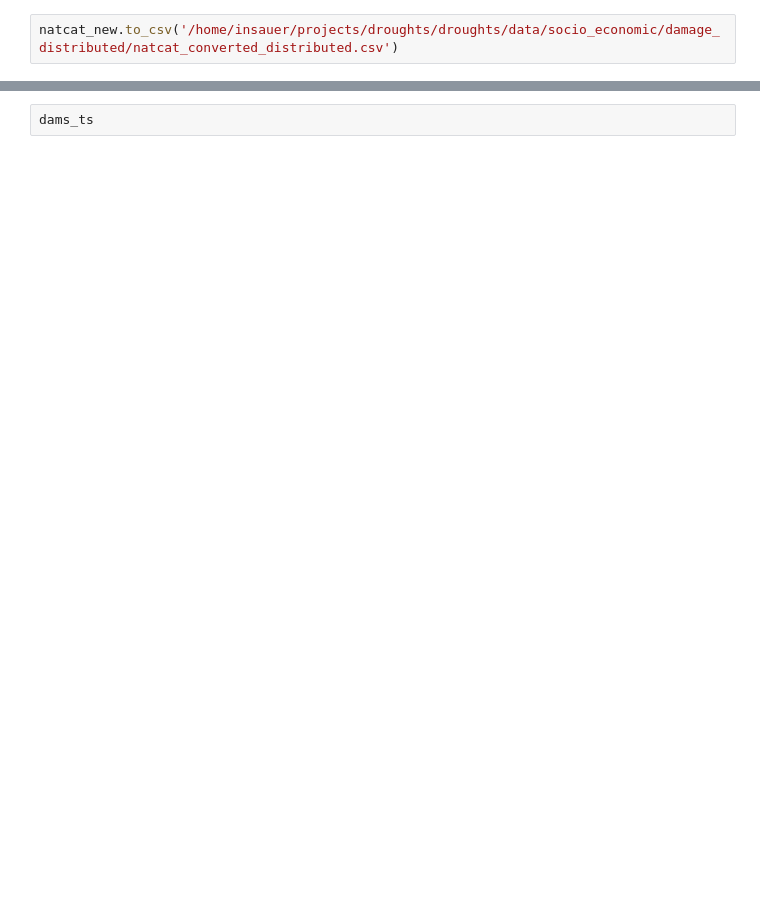
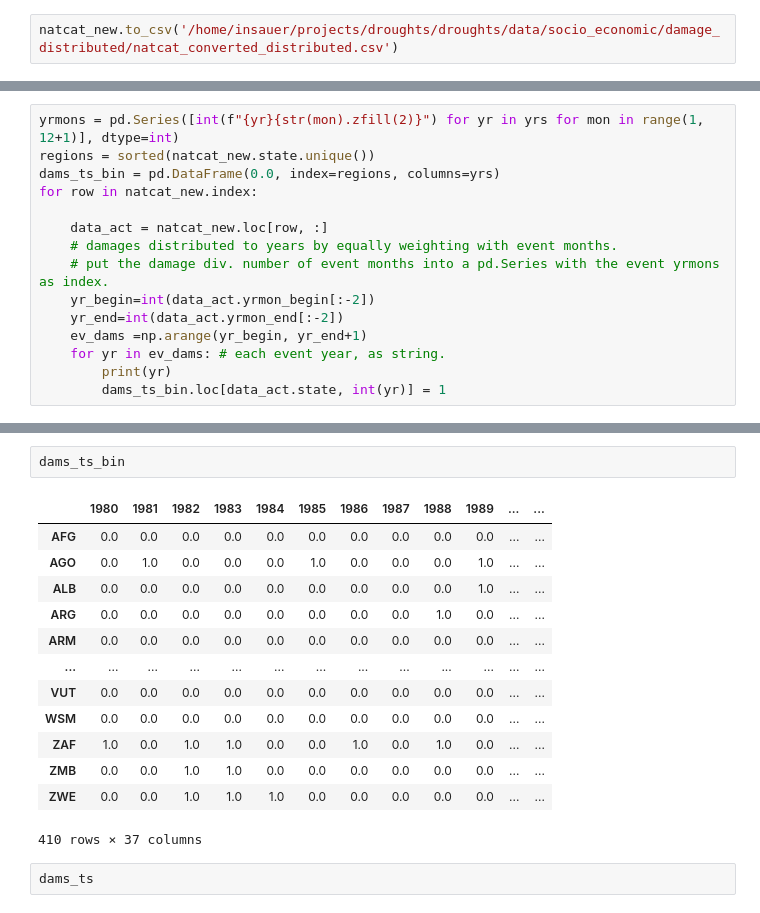
Before and after one commit to ingajsa/drought_damages, a Jupyter notebook: socio_economic/damage_distribution.ipynb, the cells around one changed output, grey strips where cells are left out. Drawn from its saved outputs; the diff is of its cells as text; blank space fills up the shorter version.

```diff
--- a/socio_economic/damage_distribution.ipynb
+++ b/socio_economic/damage_distribution.ipynb
@@ -202,0 +186,15 @@ for row in natcat_new.index:
+# %%
+yrmons = pd.Series([int(f"{yr}{str(mon).zfill(2)}") for yr in yrs for mon in range(1, 12+1)], dtype=int)
+regions = sorted(natcat_new.state.unique())
+dams_ts_bin = pd.DataFrame(0.0, index=regions, columns=yrs)
+for row in natcat_new.index:
+
+    data_act = natcat_new.loc[row, :]
+    # damages distributed to years by equally weighting with event months.
+    # put the damage div. number of event months into a pd.Series with the event yrmons as index.
+    yr_begin=int(data_act.yrmon_begin[:-2])
+    yr_end=int(data_act.yrmon_end[:-2])
+    ev_dams =np.arange(yr_begin, yr_end+1)
+    for yr in ev_dams: # each event year, as string.
+        print(yr)
+        dams_ts_bin.loc[data_act.state, int(yr)] = 1
@@ -203,3 +219,19 @@ for row in natcat_new.index:
+# %%
+dams_ts_bin
+# %% [output]
+|  | 1980 | 1981 | 1982 | 1983 | 1984 | 1985 | 1986 | 1987 | 1988 | 1989 | ... | ... |
+| AFG | 0.0 | 0.0 | 0.0 | 0.0 | 0.0 | 0.0 | 0.0 | 0.0 | 0.0 | 0.0 | ... | ... |
+| AGO | 0.0 | 1.0 | 0.0 | 0.0 | 0.0 | 1.0 | 0.0 | 0.0 | 0.0 | 1.0 | ... | ... |
+| ALB | 0.0 | 0.0 | 0.0 | 0.0 | 0.0 | 0.0 | 0.0 | 0.0 | 0.0 | 1.0 | ... | ... |
+| ARG | 0.0 | 0.0 | 0.0 | 0.0 | 0.0 | 0.0 | 0.0 | 0.0 | 1.0 | 0.0 | ... | ... |
+| ARM | 0.0 | 0.0 | 0.0 | 0.0 | 0.0 | 0.0 | 0.0 | 0.0 | 0.0 | 0.0 | ... | ... |
+| ... | ... | ... | ... | ... | ... | ... | ... | ... | ... | ... | ... | ... |
+| VUT | 0.0 | 0.0 | 0.0 | 0.0 | 0.0 | 0.0 | 0.0 | 0.0 | 0.0 | 0.0 | ... | ... |
+| WSM | 0.0 | 0.0 | 0.0 | 0.0 | 0.0 | 0.0 | 0.0 | 0.0 | 0.0 | 0.0 | ... | ... |
+| ZAF | 1.0 | 0.0 | 1.0 | 1.0 | 0.0 | 0.0 | 1.0 | 0.0 | 1.0 | 0.0 | ... | ... |
+| ZMB | 0.0 | 0.0 | 1.0 | 1.0 | 0.0 | 0.0 | 0.0 | 0.0 | 0.0 | 0.0 | ... | ... |
+| ZWE | 0.0 | 0.0 | 1.0 | 1.0 | 1.0 | 0.0 | 0.0 | 0.0 | 0.0 | 0.0 | ... | ... |
+410 rows × 37 columns
 # %%
 dams_ts
 # %% [output]
```
Also changed, not shown: parts of 25 cells of this notebook.
